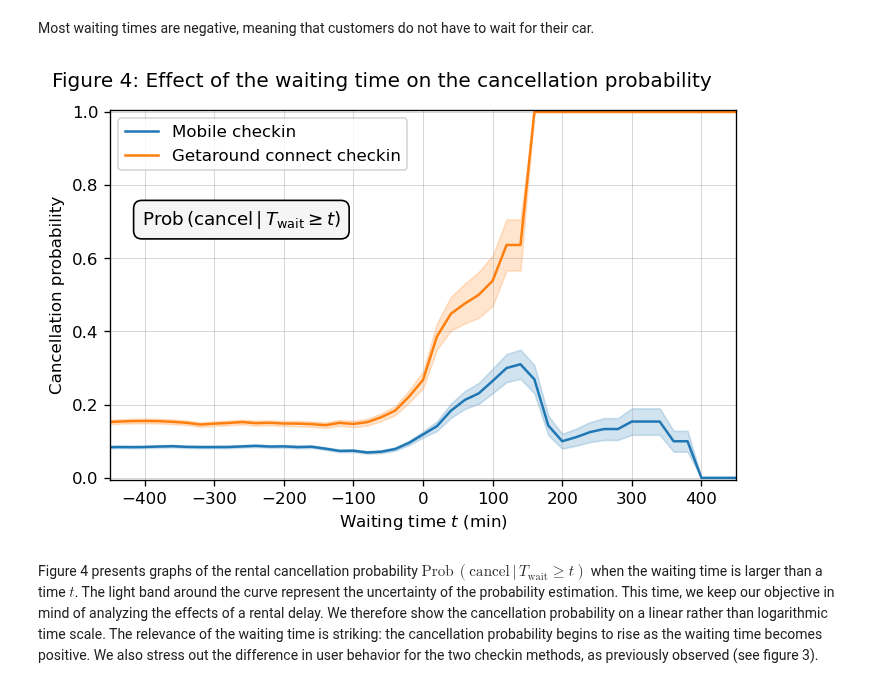
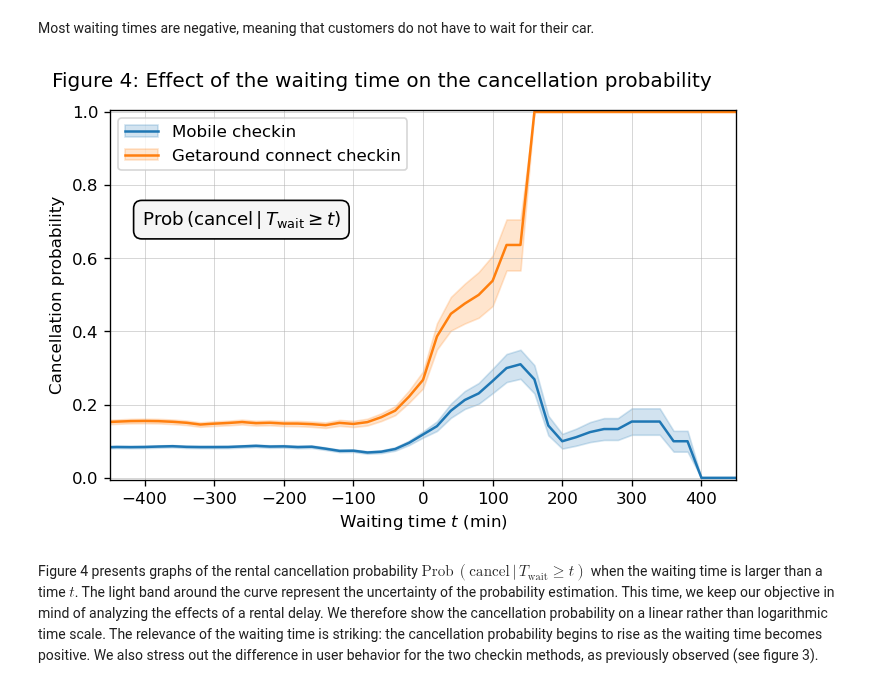
Before and after one commit to netesf13d/jedha-projects, a Jupyter notebook: 1-05-Getaround_Analysis/Getaround_Analysis_delay_analysis.ipynb, the cells around one changed output. Cells and saved outputs as stored; diff of their text form; code cells hidden in the pictures.

```diff
--- a/1-05-Getaround_Analysis/Getaround_Analysis_delay_analysis.ipynb
+++ b/1-05-Getaround_Analysis/Getaround_Analysis_delay_analysis.ipynb
@@ -463,41 +479,41 @@ for (checkin,), df_ in df2.groupby(['checkin_type']):
 # %%
 fig4, ax4 = plt.subplots(
     nrows=1, ncols=1, figsize=(6, 4), dpi=120,
     gridspec_kw={'left': 0.1, 'right': 0.97, 'top': 0.9, 'bottom': 0.13,
                  'wspace': 0.24})
 fig4.suptitle('Figure 4: Effect of the waiting time on the cancellation probability',
               x=0.02, ha='left')
 
 
-ax4.plot(waiting_times, cancel_prob2['mobile'],
-         color='tab:blue', label='Mobile checkin')
-ax4.fill_between(waiting_times, cancel_prob2['mobile']-cancel_prob2_std['mobile'],
-                 cancel_prob2['mobile']+cancel_prob2_std['mobile'],
-                 color='tab:blue', alpha=0.2)
+l1, = ax4.plot(waiting_times, cancel_prob2['mobile'], color='tab:blue')
+fill1 = ax4.fill_between(waiting_times, cancel_prob2['mobile']-cancel_prob2_std['mobile'],
+                         cancel_prob2['mobile']+cancel_prob2_std['mobile'],
+                         color='tab:blue', alpha=0.2)
 
-ax4.plot(waiting_times, cancel_prob2['connect'],
-         color='tab:orange', label='Getaround connect checkin')
-ax4.fill_between(waiting_times, cancel_prob2['connect']-cancel_prob2_std['connect'],
-                 cancel_prob2['connect']+cancel_prob2_std['connect'],
-                 color='tab:orange', alpha=0.2)
+l2, = ax4.plot(waiting_times, cancel_prob2['connect'], color='tab:orange')
+fill2 = ax4.fill_between(waiting_times,
+                         cancel_prob2['connect']-cancel_prob2_std['connect'],
+                         cancel_prob2['connect']+cancel_prob2_std['connect'],
+                         color='tab:orange', alpha=0.2)
 
 ax4.grid(visible=True, linewidth=0.3)
 ax4.set_xlim(-450, 450)
 ax4.set_xticks(np.linspace(-400, 400, 9))
-# ax4.set_xticks(np.linspace(60, 660, 6), minor=True)
 ax4.set_xlabel("Waiting time $t$ (min)")
 ax4.set_ylim(-0.005, 1.005)
 ax4.set_ylabel("Cancellation probability")
-ax4.legend()
+ax4.legend(handles=[(l1, fill1), (l2, fill2)],
+           labels=['Mobile checkin', 'Getaround connect checkin'])
 
 ax4.text(0.21, 0.69,
          r'$\mathrm{Prob}\, \left(\mathrm{cancel} \,|\, T_{\mathrm{wait}} \geq t \right)$',
          ha='center', transform=ax4.transAxes, fontsize=11,
          bbox={'boxstyle': 'round,pad=0.45', 'facecolor': '0.96'})
 
+
 plt.show()
 # %% [output]
-[figure, old version]
+[figure, new version]
 # %% [markdown]
 Figure 4 presents graphs of the rental cancellation probability $\mathrm{Prob}\, \left(\mathrm{cancel} \,|\, T_{\mathrm{wait}} \geq t \right)$ when the waiting time is larger than a time $t$. The light band around the curve represent the uncertainty of the probability estimation. This time, we keep our objective in mind of analyzing the effects of a rental delay. We therefore show the cancellation probability on a linear rather than logarithmic time scale. The relevance of the waiting time is striking: the cancellation probability begins to rise as the waiting time becomes positive. We also stress out the difference in user behavior for the two checkin methods, as previously observed (see figure 3).
 # %% [markdown]
```
Also changed, not shown: parts of 6 cells of this notebook, 16 other files.
